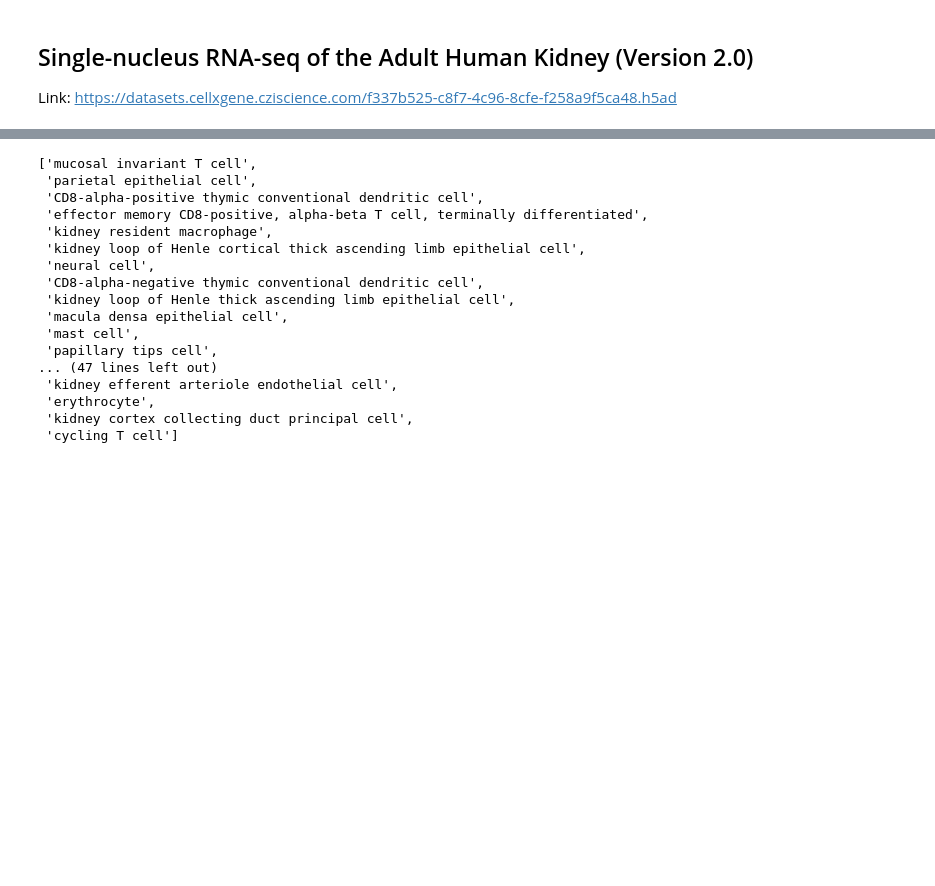
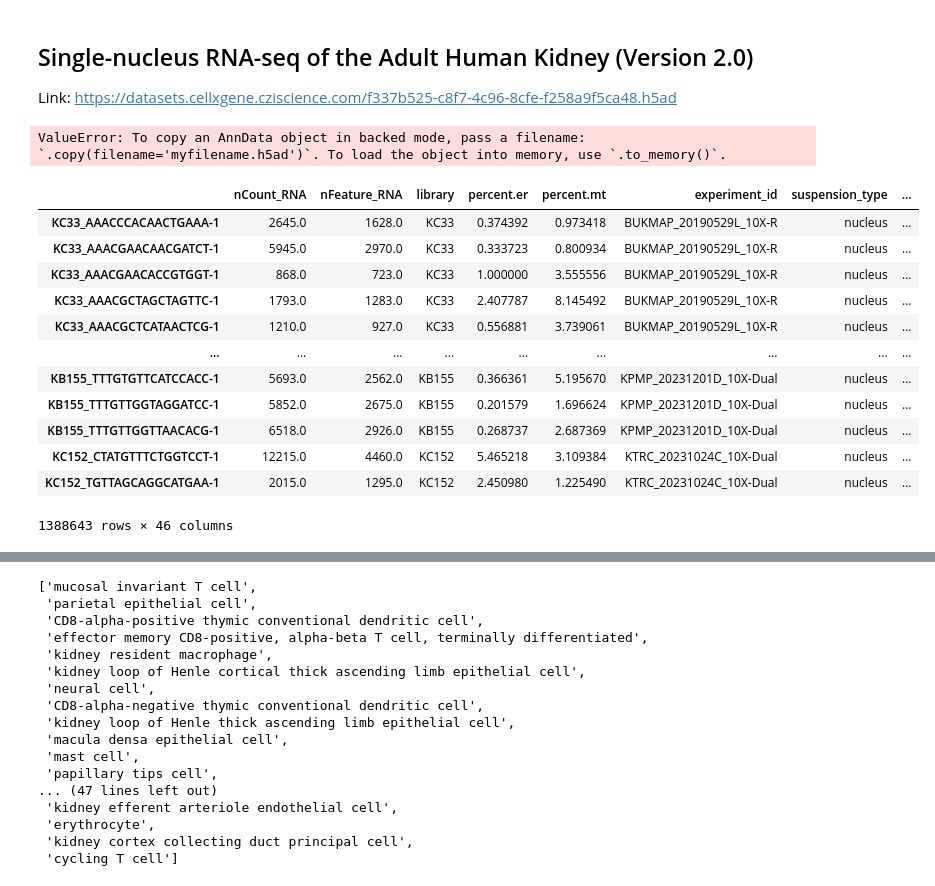
Before and after one commit to lorenzoturiano/master-thesis, a Jupyter notebook: explore_datasets_sn.ipynb, the cells around one changed output, grey strips where cells are left out. Saved outputs shown, nothing was run; the diff lists cells and outputs as text; code cells hidden in the pictures; blank space fills up the shorter version.

```diff
--- a/explore_datasets_sn.ipynb
+++ b/explore_datasets_sn.ipynb
@@ -221 +218,25 @@ df_kidney_2 = adata_kidney_2.obs
+# %%
+mask = (adata_kidney_2.obs["assay"].eq("10x multiome")) & (adata_kidney_2.obs["disease"].eq("normal"))
+
+adata_filt = adata_kidney_2[mask]   # view/backed subset
+adata_filt.raw = None              # <-- important
+adata_filt.write_h5ad("datasets/single-nuclei/f337b525-c8f7-4c96-8cfe-f258a9f5ca48_filtered.h5ad")
+# %% [output]
+ValueError: To copy an AnnData object in backed mode, pass a filename: `.copy(filename='myfilename.h5ad')`. To load the object into memory, use `.to_memory()`.
+# %%
+adata_kidney_2.obs
+# %% [output]
+|  | nCount_RNA | nFeature_RNA | library | percent.er | percent.mt | experiment_id | suspension_type | ... |
+| KC33_AAACCCACAACTGAAA-1 | 2645.0 | 1628.0 | KC33 | 0.374392 | 0.973418 | BUKMAP_20190529L_10X-R | nucleus | ... |
+| KC33_AAACGAACAACGATCT-1 | 5945.0 | 2970.0 | KC33 | 0.333723 | 0.800934 | BUKMAP_20190529L_10X-R | nucleus | ... |
+| KC33_AAACGAACACCGTGGT-1 | 868.0 | 723.0 | KC33 | 1.000000 | 3.555556 | BUKMAP_20190529L_10X-R | nucleus | ... |
+| KC33_AAACGCTAGCTAGTTC-1 | 1793.0 | 1283.0 | KC33 | 2.407787 | 8.145492 | BUKMAP_20190529L_10X-R | nucleus | ... |
+| KC33_AAACGCTCATAACTCG-1 | 1210.0 | 927.0 | KC33 | 0.556881 | 3.739061 | BUKMAP_20190529L_10X-R | nucleus | ... |
+| ... | ... | ... | ... | ... | ... | ... | ... | ... |
+| KB155_TTTGTGTTCATCCACC-1 | 5693.0 | 2562.0 | KB155 | 0.366361 | 5.195670 | KPMP_20231201D_10X-Dual | nucleus | ... |
+| KB155_TTTGTTGGTAGGATCC-1 | 5852.0 | 2675.0 | KB155 | 0.201579 | 1.696624 | KPMP_20231201D_10X-Dual | nucleus | ... |
+| KB155_TTTGTTGGTTAACACG-1 | 6518.0 | 2926.0 | KB155 | 0.268737 | 2.687369 | KPMP_20231201D_10X-Dual | nucleus | ... |
+| KC152_CTATGTTTCTGGTCCT-1 | 12215.0 | 4460.0 | KC152 | 5.465218 | 3.109384 | KTRC_20231024C_10X-Dual | nucleus | ... |
+| KC152_TGTTAGCAGGCATGAA-1 | 2015.0 | 1295.0 | KC152 | 2.450980 | 1.225490 | KTRC_20231024C_10X-Dual | nucleus | ... |
+1388643 rows × 46 columns
 # %%
```
Also changed, not shown: parts of 9 cells of this notebook, 5 other files.
